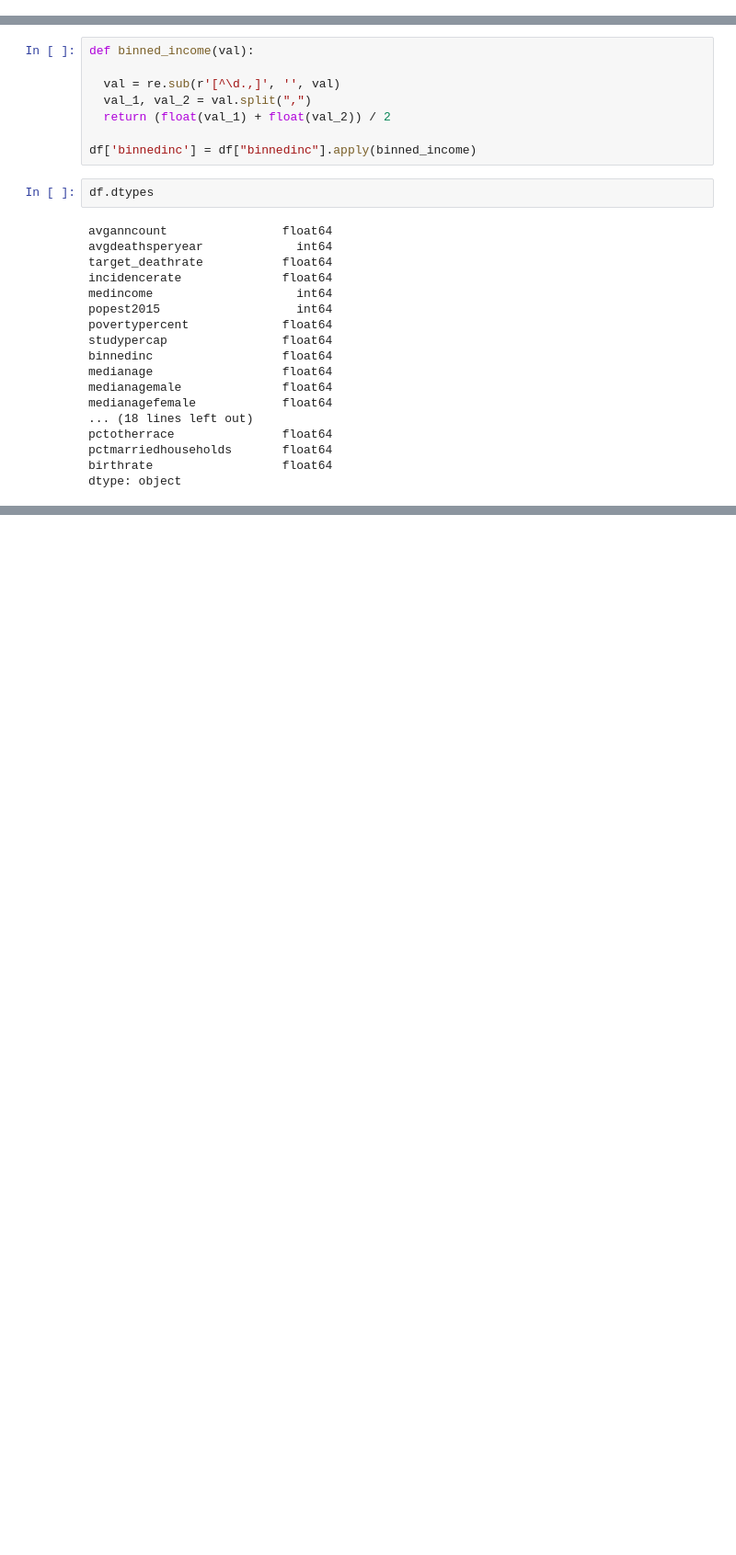
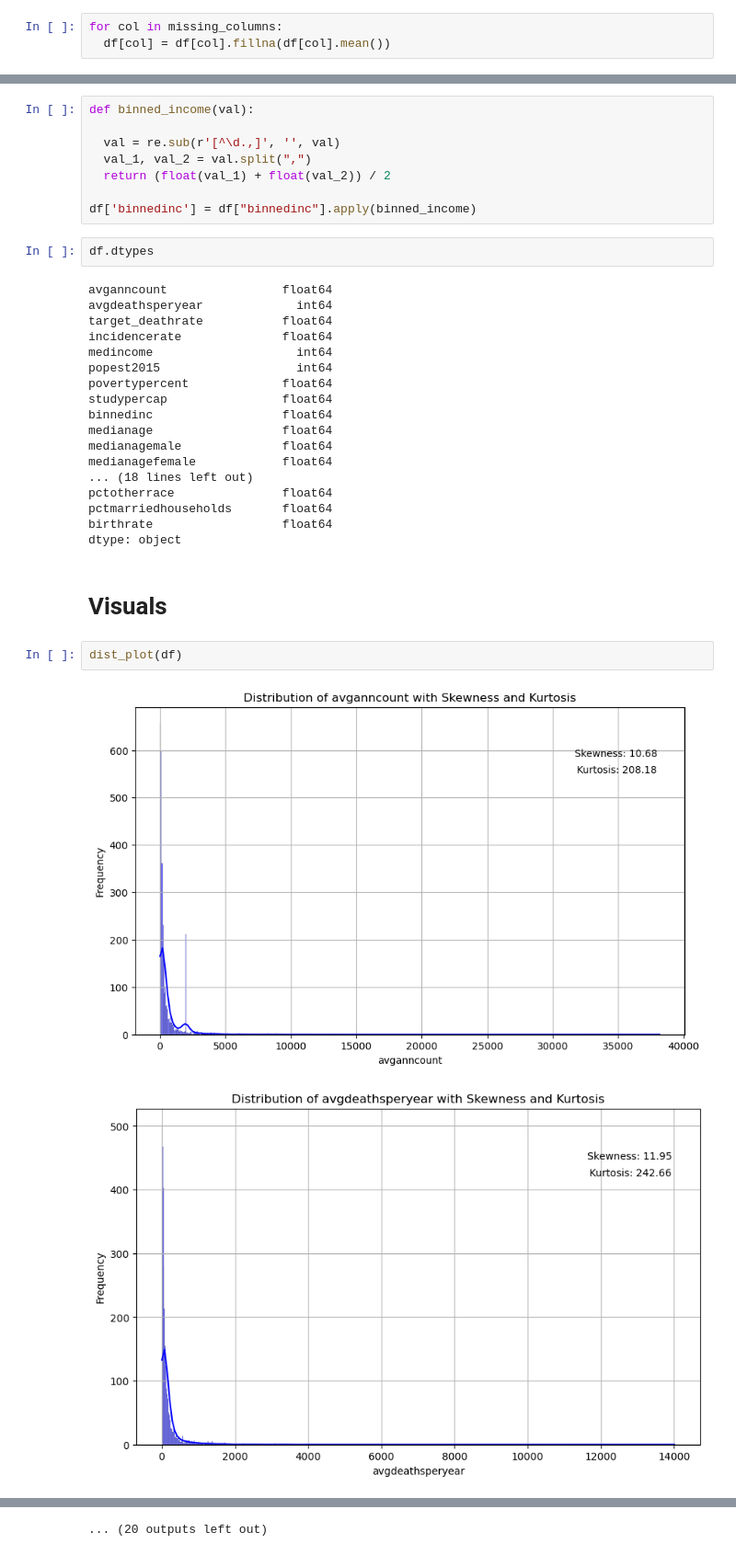
Before and after one commit to MaukanMir/Cancer-Regression-Analysis, a Jupyter notebook: training.ipynb, the cells around one changed output, grey strips where cells are left out. Shown at 92% size. Drawn from its saved outputs; the diff is of its cells as text; blank space fills up the shorter version.

```diff
--- a/training.ipynb
+++ b/training.ipynb
@@ -164,3 +167,6 @@ missing_columns = [
+# %%
+for col in missing_columns:
+  df[col] = df[col].fillna(df[col].mean())
 # %%
 categorical_types = df.select_dtypes(include="object")
 
@@ -212,3 +218,10 @@ pctotherrace               float64
 pctmarriedhouseholds       float64
 birthrate                  float64
 dtype: object
+# %% [markdown]
+# Visuals
+# %%
+dist_plot(df)
+# %% [output]
+[figure, added]
+[figure, added]
@@ -215 +238,2 @@ dtype: object
+... (20 outputs left out)
 # %%
```
Also changed, not shown: parts of 5 cells of this notebook.
